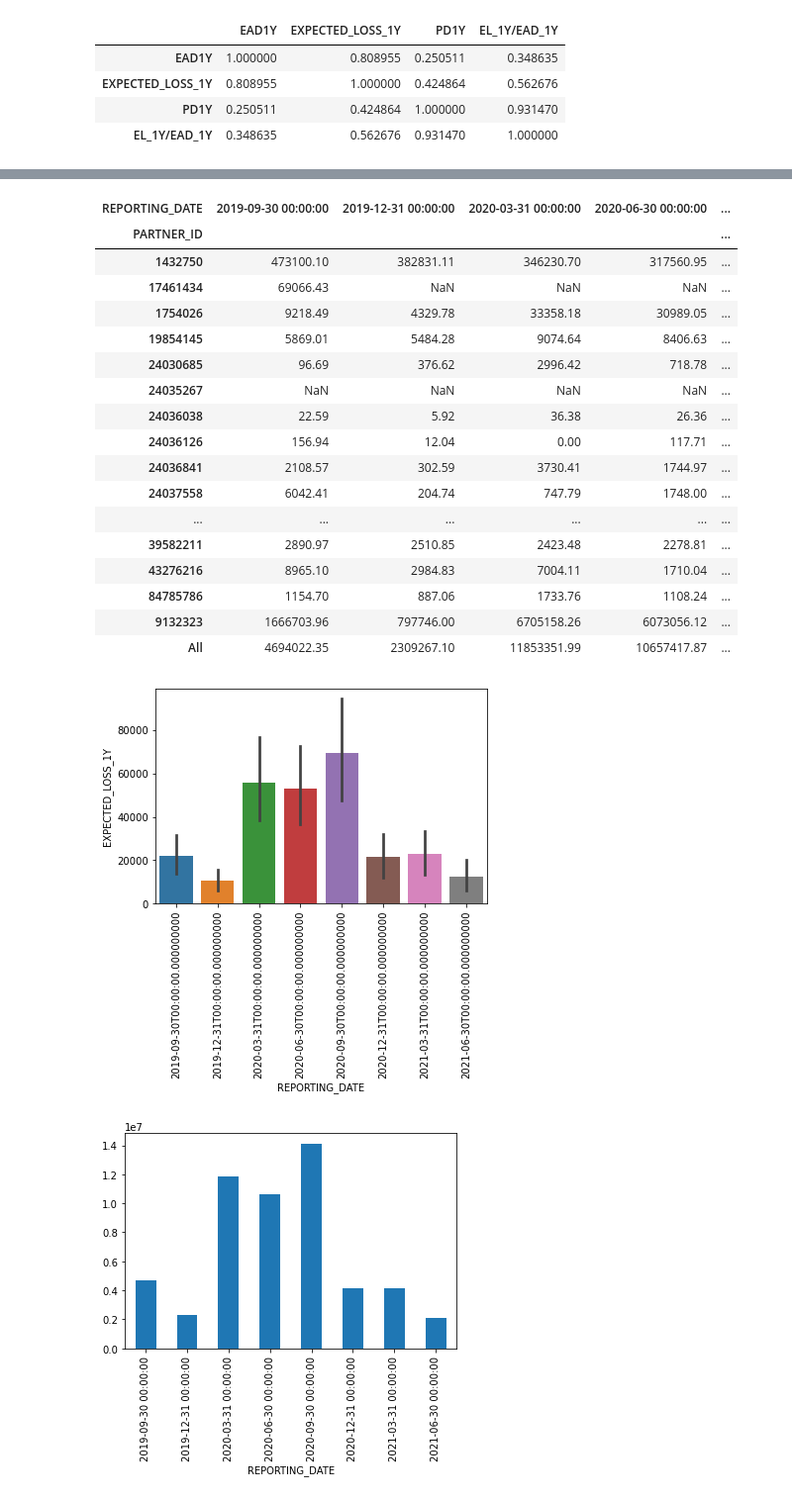
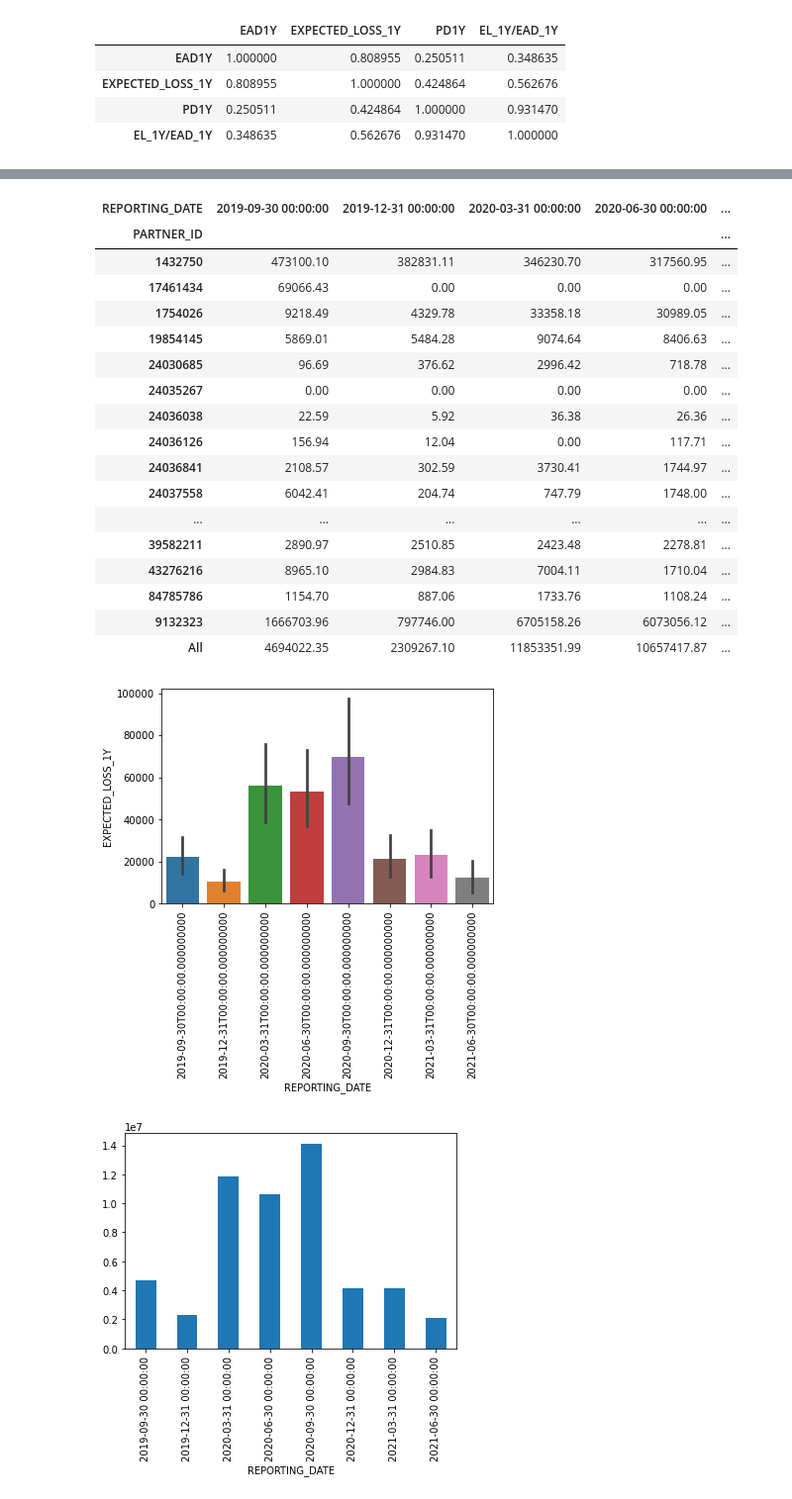
Before and after one commit to lucavice76/UCDPA_LucaVicentini, a Jupyter notebook: Project2.ipynb, the cells around one changed output, grey strips where cells are left out. Shown at 99% size. Drawn from its saved outputs; the diff is of its cells as text; code cells hidden in the pictures.

```diff
--- a/Project2.ipynb
+++ b/Project2.ipynb
@@ -133,0 +176,4 @@ dtype: object
+# %%
+# SET INDEX
+ECL_study_indexed = ECL_study.set_index(["REPORTING_DATE", "TRANSACTION_ID"])
+ECL_study_indexed.head()
@@ -353,15 +458,15 @@ ECL_Grouped
 # %%
 import numpy as np
-ECL_Study_CPTY_Country_Codes.pivot_table(values = "EXPECTED_LOSS_1Y", index = ["PARTNER_ID"], columns=["REPORTING_DATE"], aggfunc=np.sum, margins=True)
+ECL_Study_CPTY_Country_Codes.pivot_table(values = "EXPECTED_LOSS_1Y", index = ["PARTNER_ID"], columns=["REPORTING_DATE"], fill_value=0, aggfunc=np.sum, margins=True)
 # %% [output]
 | REPORTING_DATE | 2019-09-30 00:00:00 | 2019-12-31 00:00:00 | 2020-03-31 00:00:00 | 2020-06-30 00:00:00 | ... |
 | PARTNER_ID |  |  |  |  | ... |
 | 1432750 | 473100.10 | 382831.11 | 346230.70 | 317560.95 | ... |
-| 17461434 | 69066.43 | NaN | NaN | NaN | ... |
+| 17461434 | 69066.43 | 0.00 | 0.00 | 0.00 | ... |
 | 1754026 | 9218.49 | 4329.78 | 33358.18 | 30989.05 | ... |
 | 19854145 | 5869.01 | 5484.28 | 9074.64 | 8406.63 | ... |
 | 24030685 | 96.69 | 376.62 | 2996.42 | 718.78 | ... |
-| 24035267 | NaN | NaN | NaN | NaN | ... |
+| 24035267 | 0.00 | 0.00 | 0.00 | 0.00 | ... |
 | 24036038 | 22.59 | 5.92 | 36.38 | 26.36 | ... |
 | 24036126 | 156.94 | 12.04 | 0.00 | 117.71 | ... |
 | 24036841 | 2108.57 | 302.59 | 3730.41 | 1744.97 | ... |
@@ -376,7 +481,7 @@ ECL_Study_CPTY_Country_Codes.pivot_table(values = "EXPECTED_LOSS_1Y", index = ["
 g = sns.barplot(data=ECL_Study_CPTY_Country_Codes, x="REPORTING_DATE", y="EXPECTED_LOSS_1Y")
 plt.xticks(rotation=90);
 # %% [output]
-[figure, old version]
+[figure, new version]
 # %%
 ECL_Study_CPTY_Country_Codes.groupby('REPORTING_DATE').sum()['EXPECTED_LOSS_1Y'].plot.bar();
 # %% [output]
```
Also changed, not shown: parts of 18 cells of this notebook, 1 other file.
